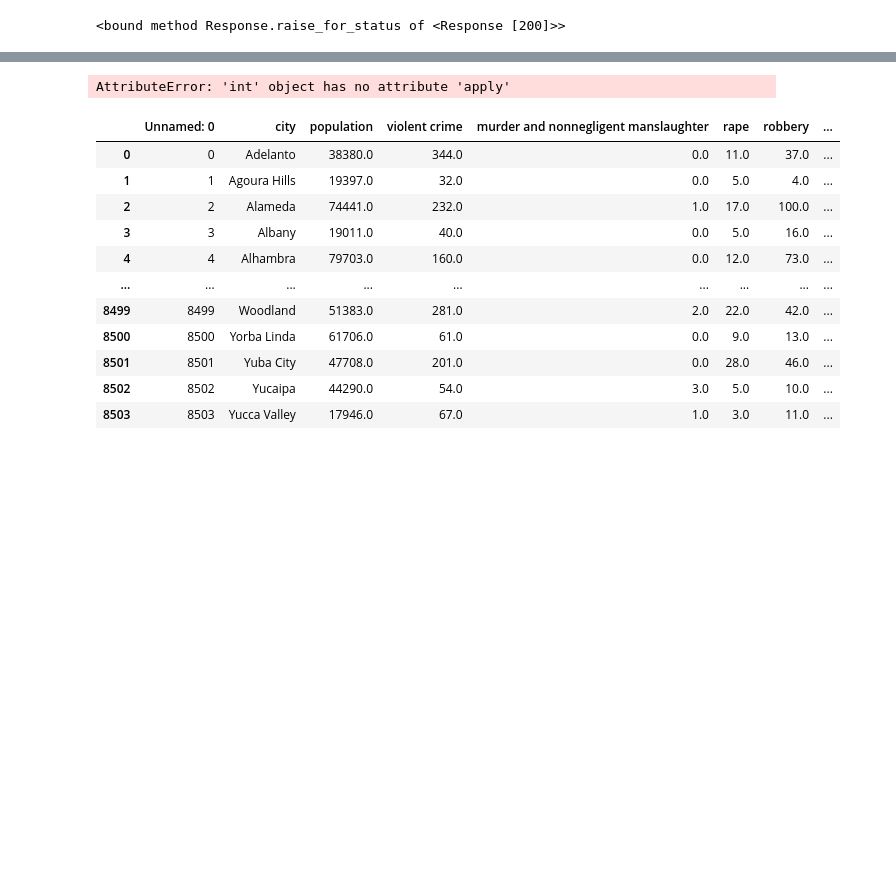
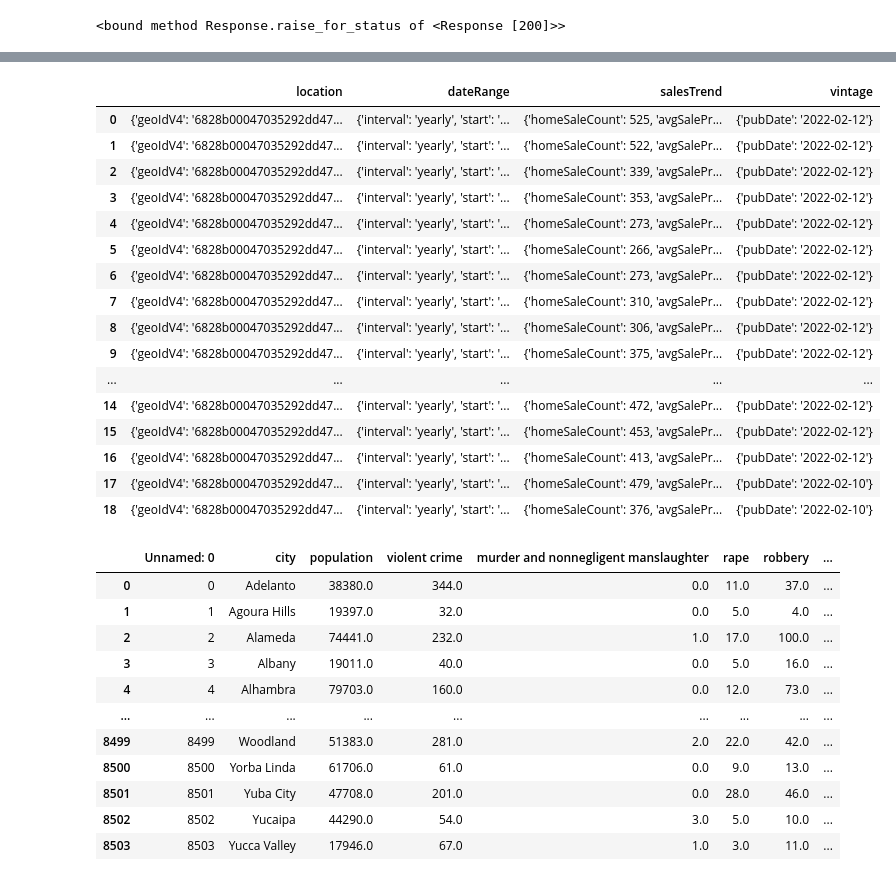
Before and after one commit to BradyHorton/sta141b-proj, a Jupyter notebook: Notebooks/housing_api.ipynb, the cells around one changed output, grey strips where cells are left out. Drawn from its saved outputs; the diff is of its cells as text; code cells hidden in the pictures; blank space fills up the shorter version.

```diff
--- a/Notebooks/housing_api.ipynb
+++ b/Notebooks/housing_api.ipynb
@@ -55,0 +88,2 @@ housing_req
+# %%
+for i in housing_req_json["salesTrends"]:
@@ -56,14 +133,23 @@ housing_req
 # %%
-housing_req = housing_req["salesTrends"]
+housing_req
+# %% [output]
+|  | location | dateRange | salesTrend | vintage |
+| 0 | {'geoIdV4': '6828b00047035292dd47... | {'interval': 'yearly', 'start': '... | {'homeSaleCount': 525, 'avgSalePr... | {'pubDate': '2022-02-12'} |
+| 1 | {'geoIdV4': '6828b00047035292dd47... | {'interval': 'yearly', 'start': '... | {'homeSaleCount': 522, 'avgSalePr... | {'pubDate': '2022-02-12'} |
+| 2 | {'geoIdV4': '6828b00047035292dd47... | {'interval': 'yearly', 'start': '... | {'homeSaleCount': 339, 'avgSalePr... | {'pubDate': '2022-02-12'} |
+| 3 | {'geoIdV4': '6828b00047035292dd47... | {'interval': 'yearly', 'start': '... | {'homeSaleCount': 353, 'avgSalePr... | {'pubDate': '2022-02-12'} |
+| 4 | {'geoIdV4': '6828b00047035292dd47... | {'interval': 'yearly', 'start': '... | {'homeSaleCount': 273, 'avgSalePr... | {'pubDate': '2022-02-12'} |
+| 5 | {'geoIdV4': '6828b00047035292dd47... | {'interval': 'yearly', 'start': '... | {'homeSaleCount': 266, 'avgSalePr... | {'pubDate': '2022-02-12'} |
+| 6 | {'geoIdV4': '6828b00047035292dd47... | {'interval': 'yearly', 'start': '... | {'homeSaleCount': 273, 'avgSalePr... | {'pubDate': '2022-02-12'} |
+| 7 | {'geoIdV4': '6828b00047035292dd47... | {'interval': 'yearly', 'start': '... | {'homeSaleCount': 310, 'avgSalePr... | {'pubDate': '2022-02-12'} |
+| 8 | {'geoIdV4': '6828b00047035292dd47... | {'interval': 'yearly', 'start': '... | {'homeSaleCount': 306, 'avgSalePr... | {'pubDate': '2022-02-12'} |
+| 9 | {'geoIdV4': '6828b00047035292dd47... | {'interval': 'yearly', 'start': '... | {'homeSaleCount': 375, 'avgSalePr... | {'pubDate': '2022-02-12'} |
+| ... | ... | ... | ... | ... |
+| 14 | {'geoIdV4': '6828b00047035292dd47... | {'interval': 'yearly', 'start': '... | {'homeSaleCount': 472, 'avgSalePr... | {'pubDate': '2022-02-12'} |
+| 15 | {'geoIdV4': '6828b00047035292dd47... | {'interval': 'yearly', 'start': '... | {'homeSaleCount': 453, 'avgSalePr... | {'pubDate': '2022-02-12'} |
+| 16 | {'geoIdV4': '6828b00047035292dd47... | {'interval': 'yearly', 'start': '... | {'homeSaleCount': 413, 'avgSalePr... | {'pubDate': '2022-02-12'} |
+| 17 | {'geoIdV4': '6828b00047035292dd47... | {'interval': 'yearly', 'start': '... | {'homeSaleCount': 479, 'avgSalePr... | {'pubDate': '2022-02-10'} |
+| 18 | {'geoIdV4': '6828b00047035292dd47... | {'interval': 'yearly', 'start': '... | {'homeSaleCount': 376, 'avgSalePr... | {'pubDate': '2022-02-10'} |
-# %%
-#housing_req= pd.DataFrame.f(housing_req)
-#housing_req
-housing_req = housing_req["salesTrends"]
-
-housing_req = [
-   housing_req[i] for i in range(len(housing_req).apply(lambda x: pd.DataFrame.from_dict(x)))]
-# %% [output]
-AttributeError: 'int' object has no attribute 'apply'
 # %%
 data_dir = '/Users/kotohatogami/Documents/GitHub/STA141B_WQ24/sta141b-proj/clean_data/'
 cali_crime = pd.read_csv(data_dir + 'cali_crime.csv')
```
Also changed, not shown: parts of 10 cells of this notebook.
